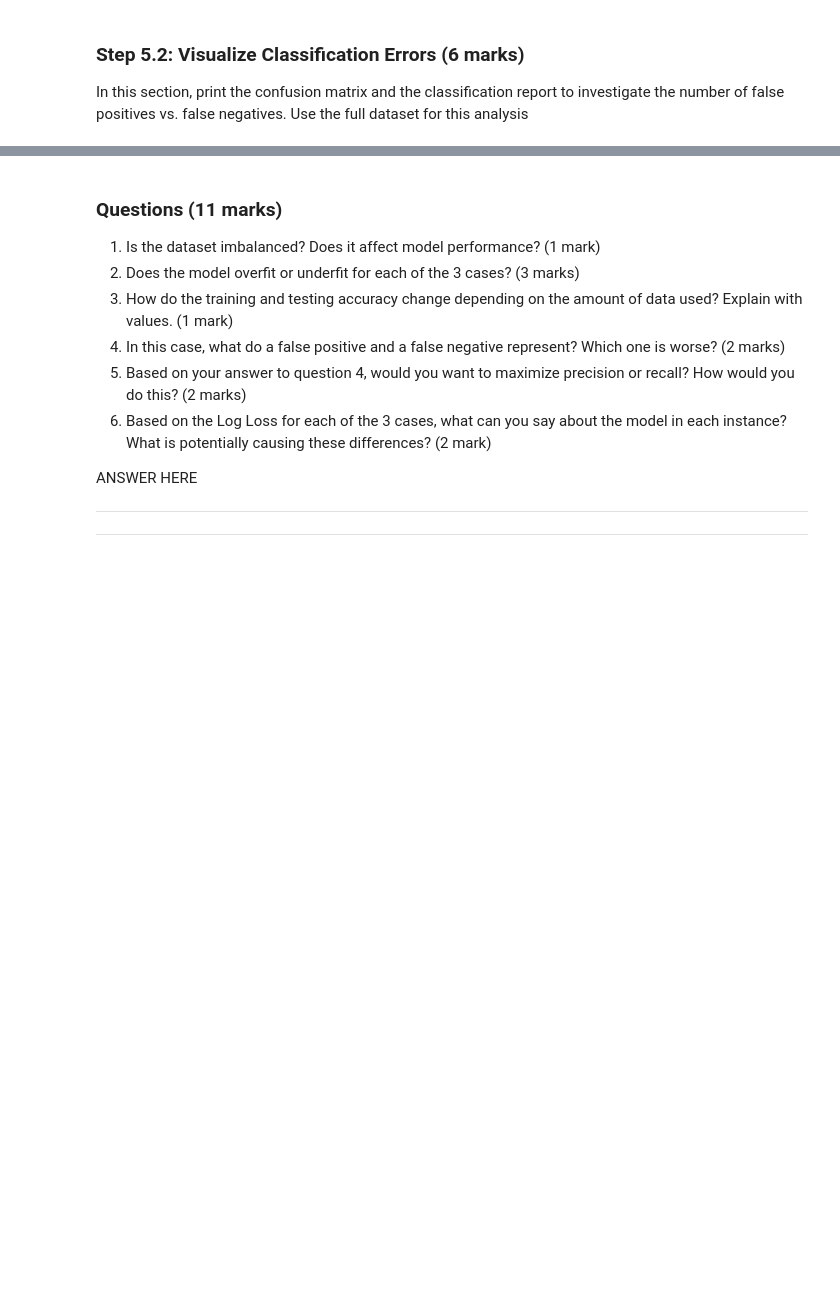
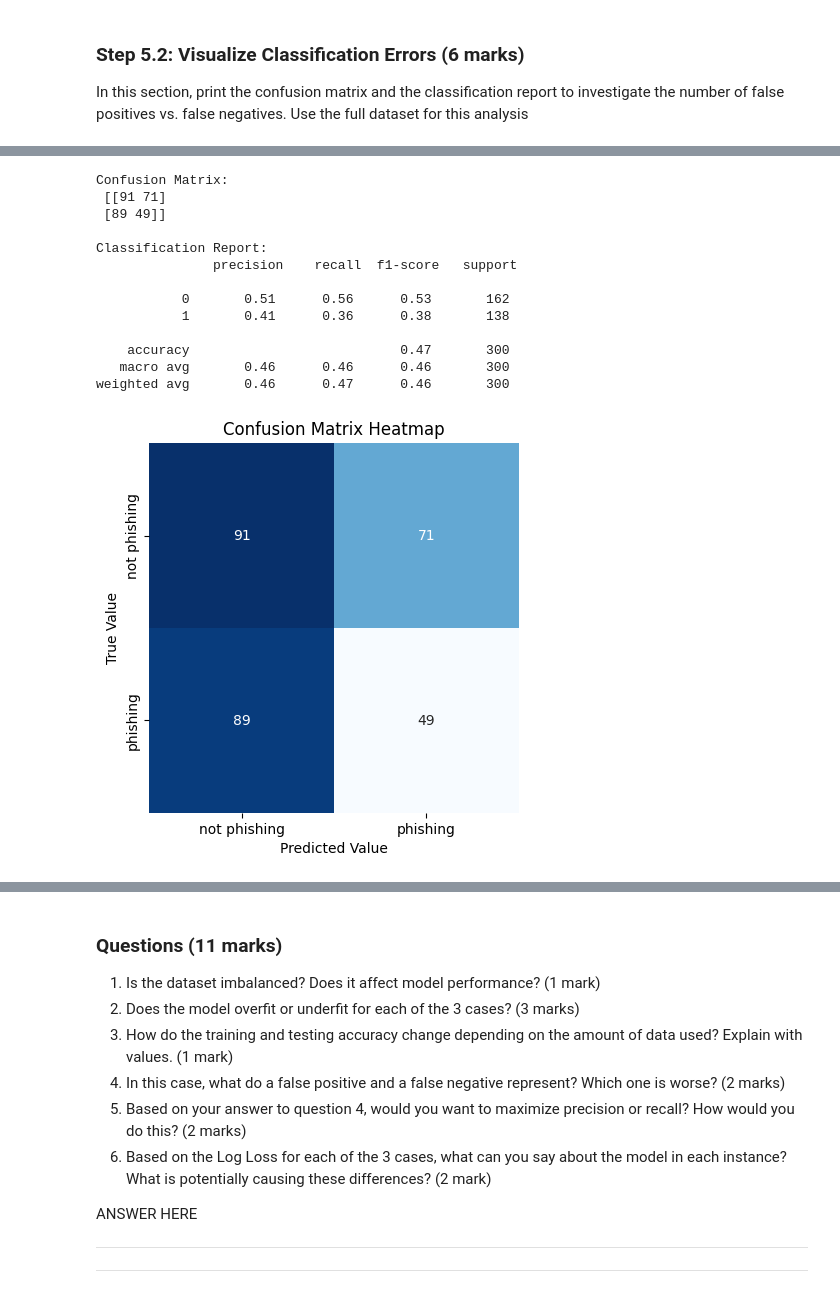
Before and after one commit to KushalDoshi17/engg680_2024_fall, a Jupyter notebook: Lab_Assignment3/Assignment3.ipynb, the cells around one changed output, grey strips where cells are left out. Saved outputs shown, nothing was run; the diff lists cells and outputs as text; code cells hidden in the pictures; blank space fills up the shorter version.

```diff
--- a/Lab_Assignment3/Assignment3.ipynb
+++ b/Lab_Assignment3/Assignment3.ipynb
@@ -489,2 +730,53 @@ plt.ylabel('true value')
+# %%
+import seaborn as sns
+
+# TO DO: Calculate confusion matrix (2 marks) : conf_mat
+
+# Below code prints confusion matrix using a heatmap
+import numpy as np
+import pandas as pd
+import seaborn as sns
+import matplotlib.pyplot as plt
+from sklearn.model_selection import train_test_split
+from sklearn.ensemble import RandomForestClassifier
+from sklearn.metrics import confusion_matrix, classification_report
+
+np.random.seed(0)
+data_size = 1000
+X = np.random.rand(data_size, 10)
+y = np.random.choice([0, 1], size=data_size)
+
+X_train, X_test, y_train, y_test = train_test_split(X, y, test_size=0.3, random_state=0)
+classifier = RandomForestClassifier(random_state=0)
+classifier.fit(X_train, y_train)
+
+y_pred = classifier.predict(X_test)
+
+conf_mat = confusion_matrix(y_test, y_pred)
+
+print("Confusion Matrix:\n", conf_mat)
+print("\nClassification Report:\n", classification_report(y_test, y_pred))
+
+sns.heatmap(conf_mat, xticklabels=['not phishing', 'phishing'], yticklabels=['not phishing', 'phishing'],
+            square=True, annot=True, cbar=False, fmt='d', cmap='Blues')
+plt.xlabel('Predicted Value')
+plt.ylabel('True Value')
+plt.title('Confusion Matrix Heatmap')
+plt.show()
+# %% [output]
+Confusion Matrix:
+ [[91 71]
+ [89 49]]
+
+Classification Report:
+               precision    recall  f1-score   support
+
+           0       0.51      0.56      0.53       162
+           1       0.41      0.36      0.38       138
+
+    accuracy                           0.47       300
+   macro avg       0.46      0.46      0.46       300
+weighted avg       0.46      0.47      0.46       300
+[figure, added]
 # %%
 # TO DO: Print classification report (2 marks)
```
Also changed, not shown: parts of 16 cells of this notebook.
